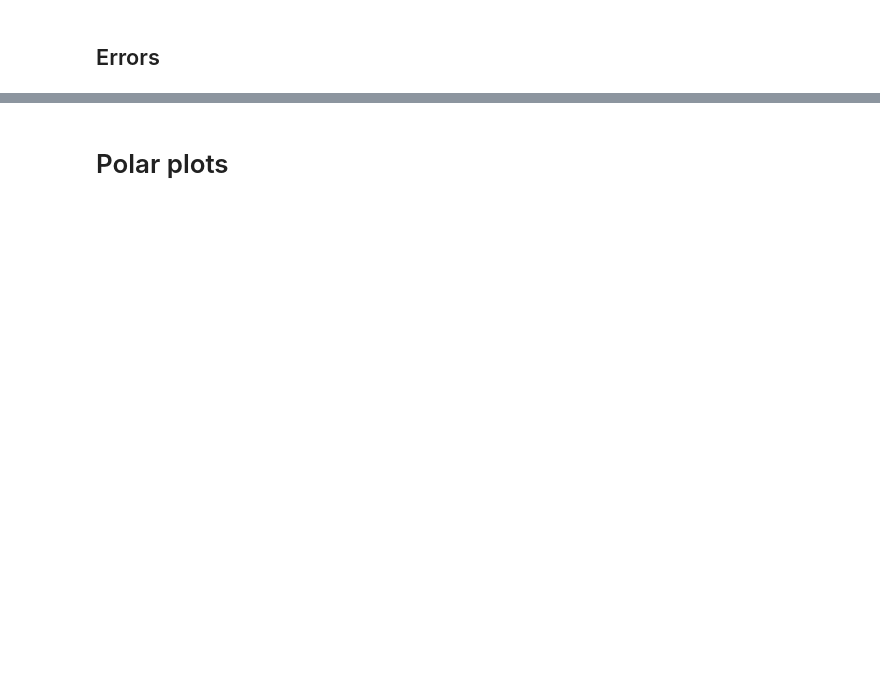
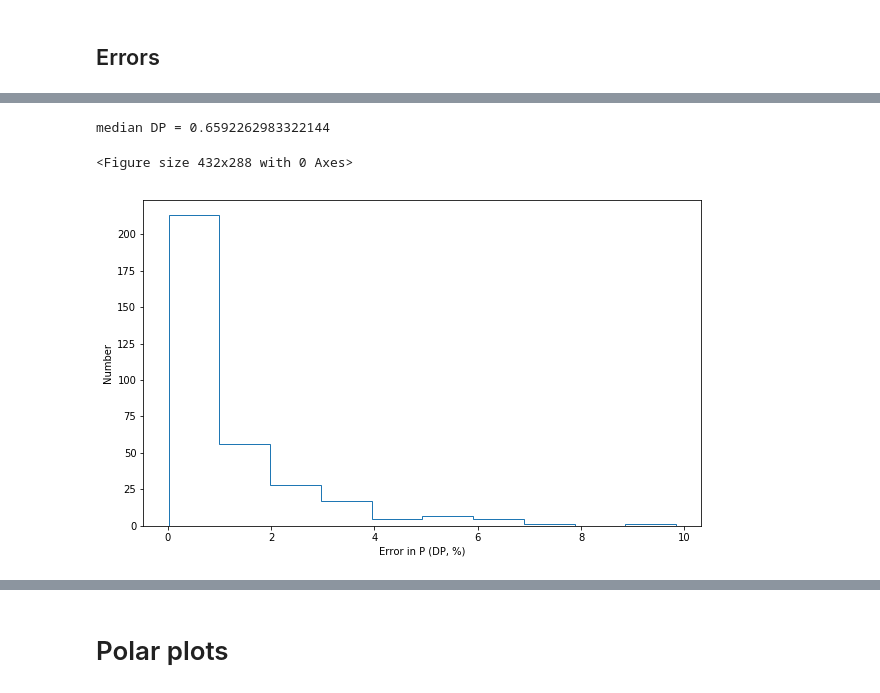
Before and after one commit to parsonsh/eaoTools, a Jupyter notebook: POL2-vector-analysis.ipynb, the cells around one changed output, grey strips where cells are left out. Drawn from its saved outputs; the diff is of its cells as text; code cells hidden in the pictures; blank space fills up the shorter version.

```diff
--- a/POL2-vector-analysis.ipynb
+++ b/POL2-vector-analysis.ipynb
@@ -166,6 +165,7 @@ sigmaclip = 3
 if sigmaclip == 3:
 
     vectors_All = Table.read(All3)
+    vectors_AllOSC = Table.read(All5) # Other Sigma Clip
 
     vectors_BellTop = Table.read(BellTop3)
     vectors_BrightBlue = Table.read(BrightBlue3)
@@ -185,6 +185,7 @@ if sigmaclip == 3:
 elif sigmaclip == 5:
 
     vectors_All = Table.read(All5)
+    vectors_AllOSC = Table.read(All3)
 
     vectors_BellTop = Table.read(BellTop5)
     vectors_BrightBlue = Table.read(BrightBlue5)
@@ -464,0 +495,22 @@ except: # if on kukui save here:
+# %%
+variable = 'DP'
+
+plt.figure()
+plt.figure(figsize=(10,6))
+plt.hist(vectors_All[variable], label='All', histtype='step')
+plt.xlabel('Error in P (DP, %)')
+plt.ylabel('Number')
+
+print ('median DP = {}'.format(np.median(vectors_All[variable])))
+
+
+try: # if on mac save here:
+    plt.savefig('/Users/hparsons/Documents/EAO/Research/JellyFish/images/Jellyfish-error-in-B-dp.pdf')
+    plt.savefig('/Users/hparsons/Documents/EAO/Research/JellyFish/images/Jellyfish-error-in-B-dp.png')
+except: # if on kukui save here:
+    plt.savefig('/export/data2/hparsons/FOP/JellyFish/images/Jellyfish-error-in-B-dp.pdf')
+    plt.savefig('/export/data2/hparsons/FOP/JellyFish/images/Jellyfish-error-in-B-dp.png')
+# %% [output]
+median DP = 0.6592262983322144
+<Figure size 432x288 with 0 Axes>
+[figure, added]
```
Also changed, not shown: parts of 56 cells of this notebook, 2 other files.
